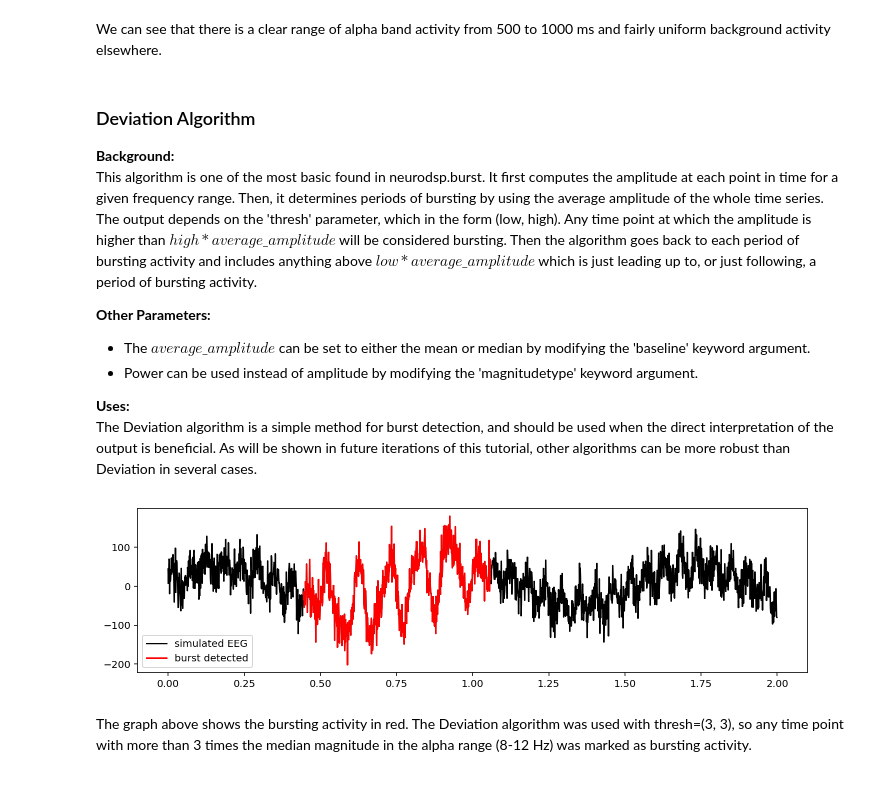
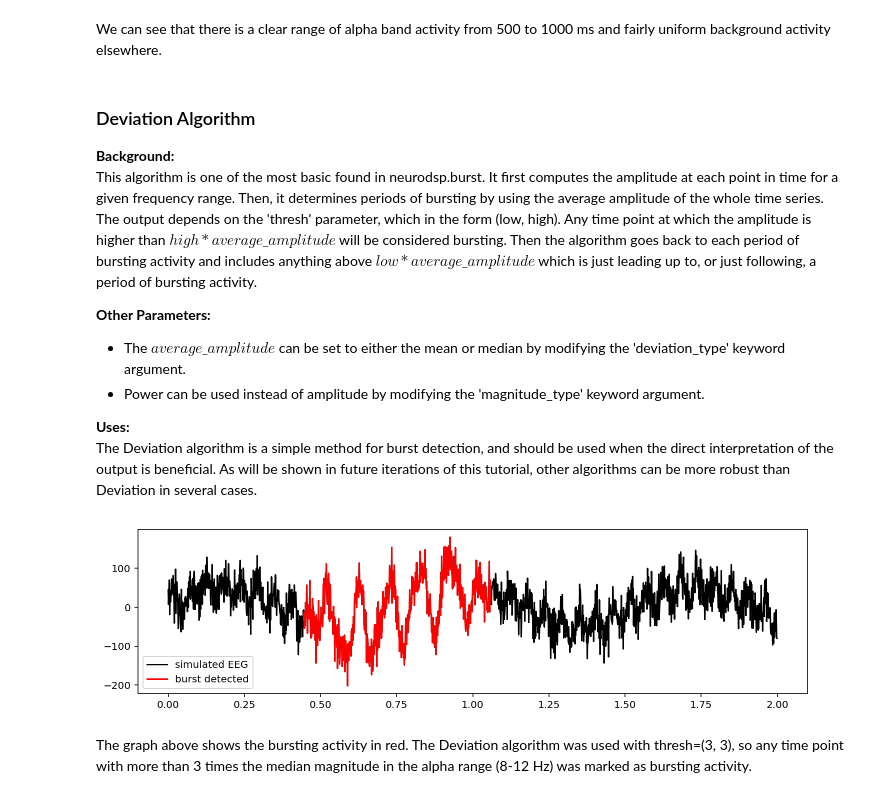
Before and after one commit to neurodsp-tools/neurodsp, a Jupyter notebook: tutorials/Burst detection.ipynb, the cells around one changed output. Saved outputs shown, nothing was run; the diff lists cells and outputs as text; code cells hidden in the pictures.

Commit message:
update tutorial and tests to include BOSC for burst detection

```diff
--- a/tutorials/Burst detection.ipynb
+++ b/tutorials/Burst detection.ipynb
@@ -34,25 +34,25 @@ We can see that there is a clear range of alpha band activity from 500 to 1000 m
 This algorithm is one of the most basic found in neurodsp.burst. It first computes the amplitude at each point in time for a given frequency range. Then, it determines periods of bursting by using the average amplitude of the whole time series. The output depends on the 'thresh' parameter, which in the form (low, high). Any time point at which the amplitude is higher than $high * average\_amplitude$ will be considered bursting. Then the algorithm goes back to each period of bursting activity and includes anything above $low * average\_amplitude$ which is just leading up to, or just following, a period of bursting activity.
 
 **Other Parameters:**
-* The $average\_amplitude$ can be set to either the mean or median by modifying the 'baseline' keyword argument.
-* Power can be used instead of amplitude by modifying the 'magnitudetype' keyword argument.
+* The $average\_amplitude$ can be set to either the mean or median by modifying the 'deviation_type' keyword argument.
+* Power can be used instead of amplitude by modifying the 'magnitude_type' keyword argument.
 
 **Uses:**
 The Deviation algorithm is a simple method for burst detection, and should be used when the direct interpretation of the output is beneficial. As will be shown in future iterations of this tutorial, other algorithms can be more robust than Deviation in several cases.
 # %%
 # Detect bursts using 'deviation' algorithm
-bursting = neurodsp.detect_bursts(x, Fs, alpha, algorithm='deviation', thresh=(3, 3))
+bursting = neurodsp.detect_bursts(x, Fs, alpha, algorithm='deviation', dual_thresh=(3, 3))
 
 # Get indices for bursting using 'deviation' algorithm
 bursting_i = np.where(bursting)
 
 # Plot original signal and burst activity
 plt.figure(figsize=(12,3));
 plt.plot(t, x, 'k', label='simulated EEG');
 plt.plot(t[bursting_i], x[bursting_i], 'r', label='burst detected')
 plt.legend(loc='best');
 # %% [output]
-[figure, old version]
+[figure, new version]
 # %% [markdown]
 The graph above shows the bursting activity in red. The Deviation algorithm was used with thresh=(3, 3), so any time point with more than 3 times the median magnitude in the alpha range (8-12 Hz) was marked as bursting activity.
 # %% [markdown]
```
Also changed, not shown: parts of 10 cells of this notebook, 2 other files.
